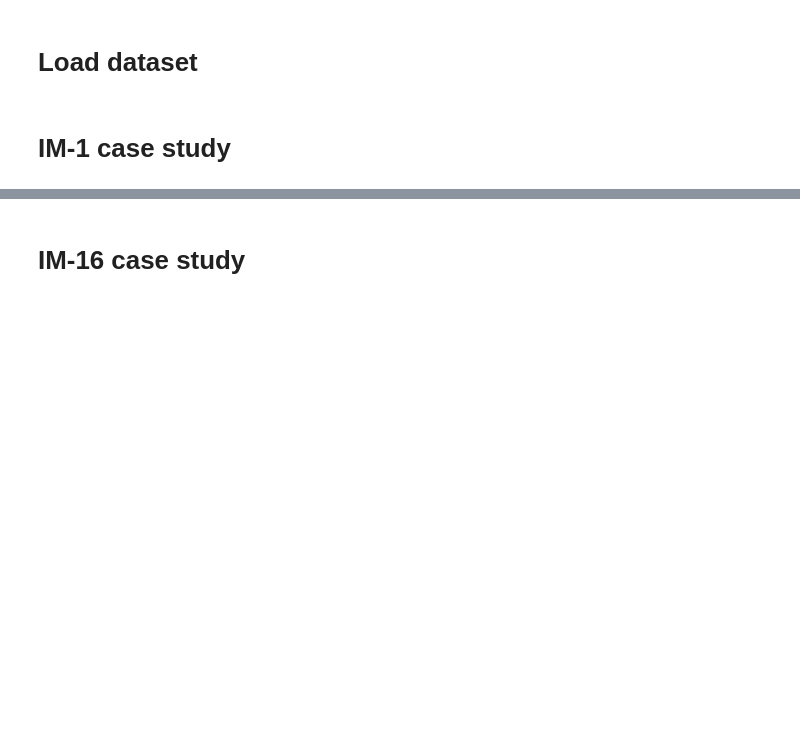
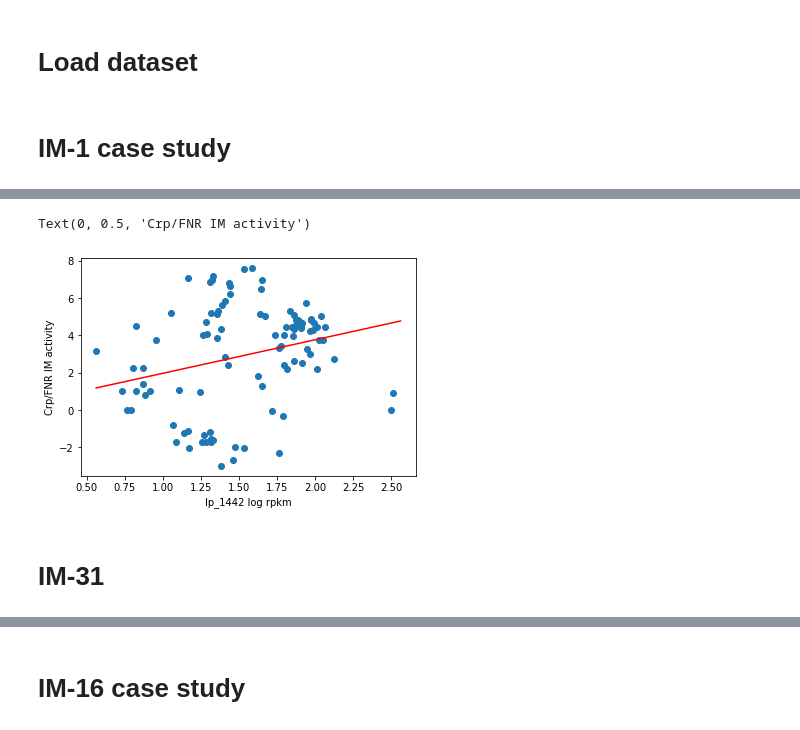
Before and after one commit to SizheQiu/LPiModulons, a Jupyter notebook: workflow/I-modulon_casestudy.ipynb, the cells around one changed output, grey strips where cells are left out. Saved outputs shown, nothing was run; the diff lists cells and outputs as text; code cells hidden in the pictures; blank space fills up the shorter version.

```diff
--- a/workflow/I-modulon_casestudy.ipynb
+++ b/workflow/I-modulon_casestudy.ipynb
@@ -16,3 +17,6 @@ import networkx as nx
+# %%
+def func(x, a, b ):
+    return a*x + b
 # %% [markdown]
 # Load dataset
 # %%
@@ -95,0 +100,12 @@ nx.draw(im1_corr,with_labels = True,node_color=nodecolors,font_weight='bold',
+# %%
+plt.scatter(log_rpkm.loc['lp_1442'],A.loc[1] )
+popt, pcov = curve_fit(func, log_rpkm.loc['lp_1442'],A.loc[1] )
+x = np.arange(min(log_rpkm.loc['lp_1442']), max(log_rpkm.loc['lp_1442'])+1 )
+plt.plot(x, popt[0]*x+popt[1], color='r')
+plt.xlabel('lp_1442 log rpkm')
+plt.ylabel('Crp/FNR IM activity')
+# %% [output]
+Text(0, 0.5, 'Crp/FNR IM activity')
+[figure, added]
+# %% [markdown]
+# IM-31
```
Also changed, not shown: parts of 8 cells of this notebook, 3 other files.
